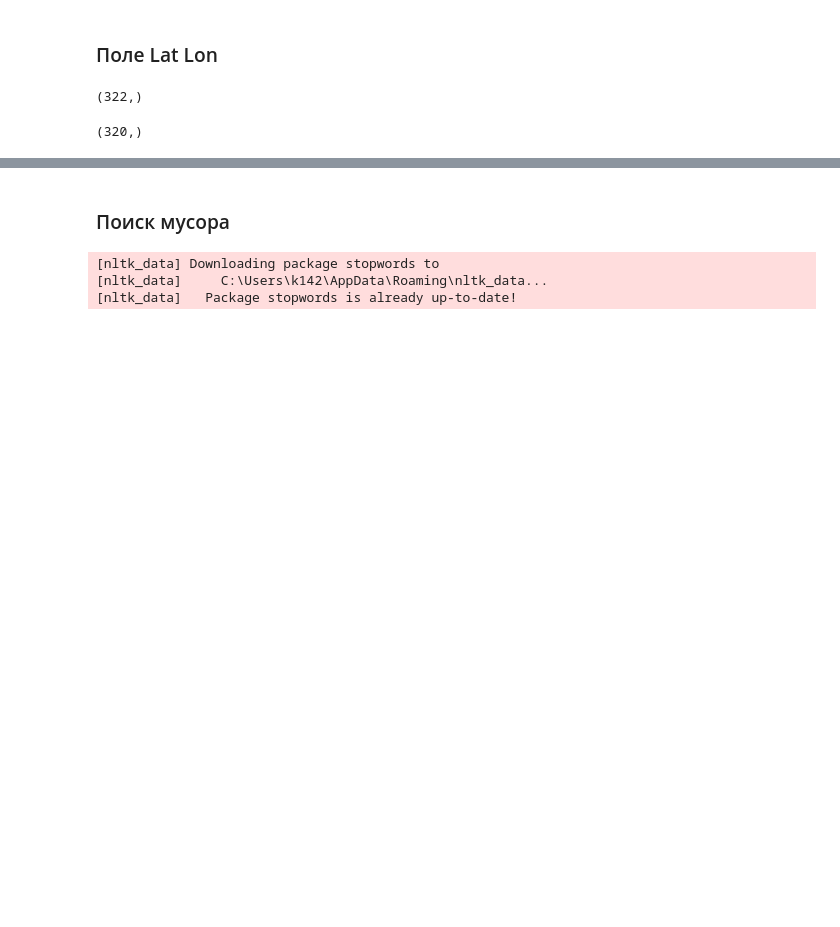
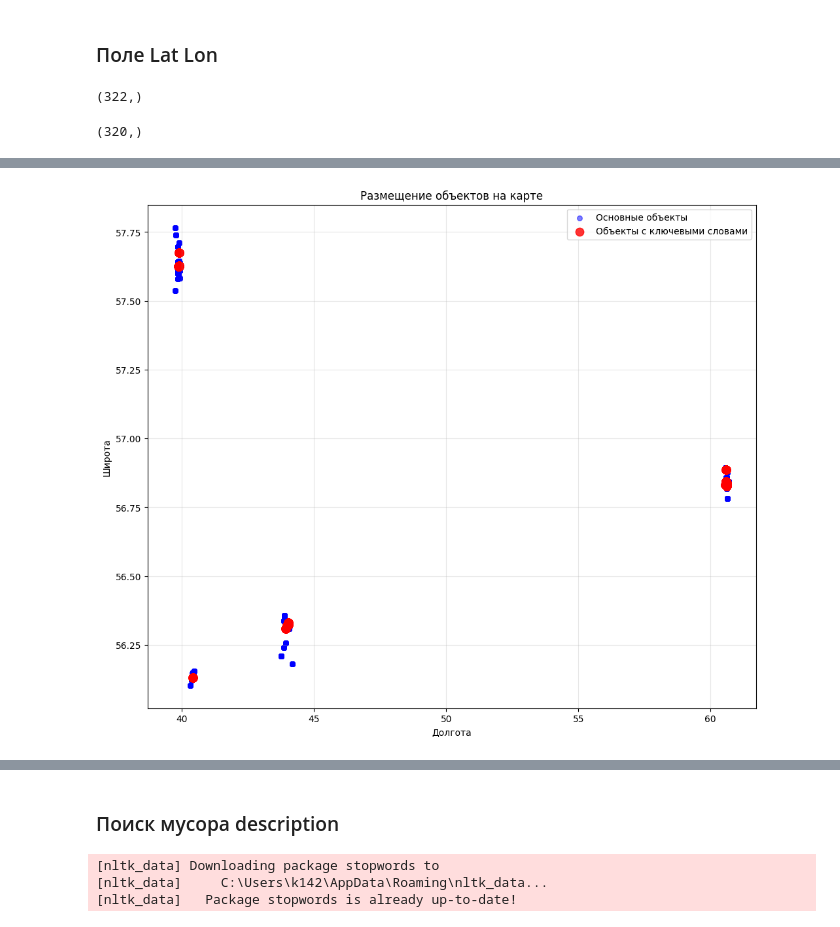
Before and after one commit to alex-chin/dls_part_2_nlp, a Jupyter notebook: week_08_chatgpt_instruction_tuning_RAG/Homework/hw05_rag.ipynb, the cells around one changed output, grey strips where cells are left out. Cells and saved outputs as stored; diff of their text form; code cells hidden in the pictures; blank space fills up the shorter version.

```diff
--- a/week_08_chatgpt_instruction_tuning_RAG/Homework/hw05_rag.ipynb
+++ b/week_08_chatgpt_instruction_tuning_RAG/Homework/hw05_rag.ipynb
@@ -436,0 +465,77 @@ TypeError: tuple indices must be integers or slices, not str
+# %%
+import pandas as pd
+import matplotlib.pyplot as plt
+import seaborn as sns
+#
+# # 1. Построение графика размещения объектов
+# plt.figure(figsize=(10, 8))
+# plt.scatter(df['Lon'], df['Lat'], alpha=0.6, s=50, c='blue', label='Объекты')
+# plt.xlabel('Долгота')
+# plt.ylabel('Широта')
+# plt.title('Размещение объектов на карте')
+# plt.grid(True, alpha=0.3)
+# plt.legend()
+# plt.show()
+
+# 2. Поиск ключевых слов в description и создание словаря
+def find_keywords(description, keywords):
+    """Функция для поиска ключевых слов в описании"""
+    if pd.isna(description):
+        return None
+    description = str(description).lower()
+    found_keywords = []
+    for keyword in keywords:
+        if keyword in description:
+            found_keywords.append(keyword)
+    return found_keywords if found_keywords else None
+
+# Создаем словарь с найденными ключевыми словами
+keywords_dict = {}
+for idx, row in df.iterrows():
+    description = row['description']
+    found_keywords = find_keywords(description, type_rare)
+    if found_keywords:
+        keywords_dict[idx] = {
+            'keywords': found_keywords,
+            'description': description,
+            'Lat': row['Lat'],
+            'Lon': row['Lon']
+        }
+
+print("Найденные ключевые слова:")
+for obj_id, data in keywords_dict.items():
+    print(f"Объект {obj_id}: {data['keywords']}")
+
+
+# 4. Объединенный график с основными и дополнительными данными
+plt.figure(figsize=(12, 10))
+
+# Основные объекты
+plt.scatter(df['Lon'], df['Lat'], alpha=0.5, s=30, c='blue', label='Основные объекты')
+
+# Объекты с найденными ключевыми словами
+if keywords_dict:
+    keyword_lons = [data['Lon'] for data in keywords_dict.values()]
+    keyword_lats = [data['Lat'] for data in keywords_dict.values()]
+    plt.scatter(keyword_lons, keyword_lats, alpha=0.8, s=80, c='red',
+                label='Объекты с ключевыми словами')
+
+
+plt.xlabel('Долгота')
+plt.ylabel('Широта')
+plt.title('Размещение объектов на карте')
+plt.legend()
+plt.grid(True, alpha=0.3)
+plt.show()
+
+# Дополнительно: статистика по найденным ключевым словам
+if keywords_dict:
+    keyword_counts = {}
+    for data in keywords_dict.values():
+        for keyword in data['keywords']:
+            keyword_counts[keyword] = keyword_counts.get(keyword, 0) + 1
+
+    print("\nСтатистика найденных ключевых слов:")
+    for keyword, count in keyword_counts.items():
+        print(f"{keyword}: {count} раз(а)")
+# %% [output]
@@ -436,0 +559 @@ TypeError: tuple indices must be integers or slices, not str
+[figure, added]
@@ -437,5 +567,5 @@ TypeError: tuple indices must be integers or slices, not str
 # %% [markdown]
-### Поиск мусора
+### Поиск мусора description
 # %%
 from sklearn.feature_extraction.text import TfidfVectorizer
 from nltk.corpus import stopwords
```
Also changed, not shown: parts of 25 cells of this notebook.
